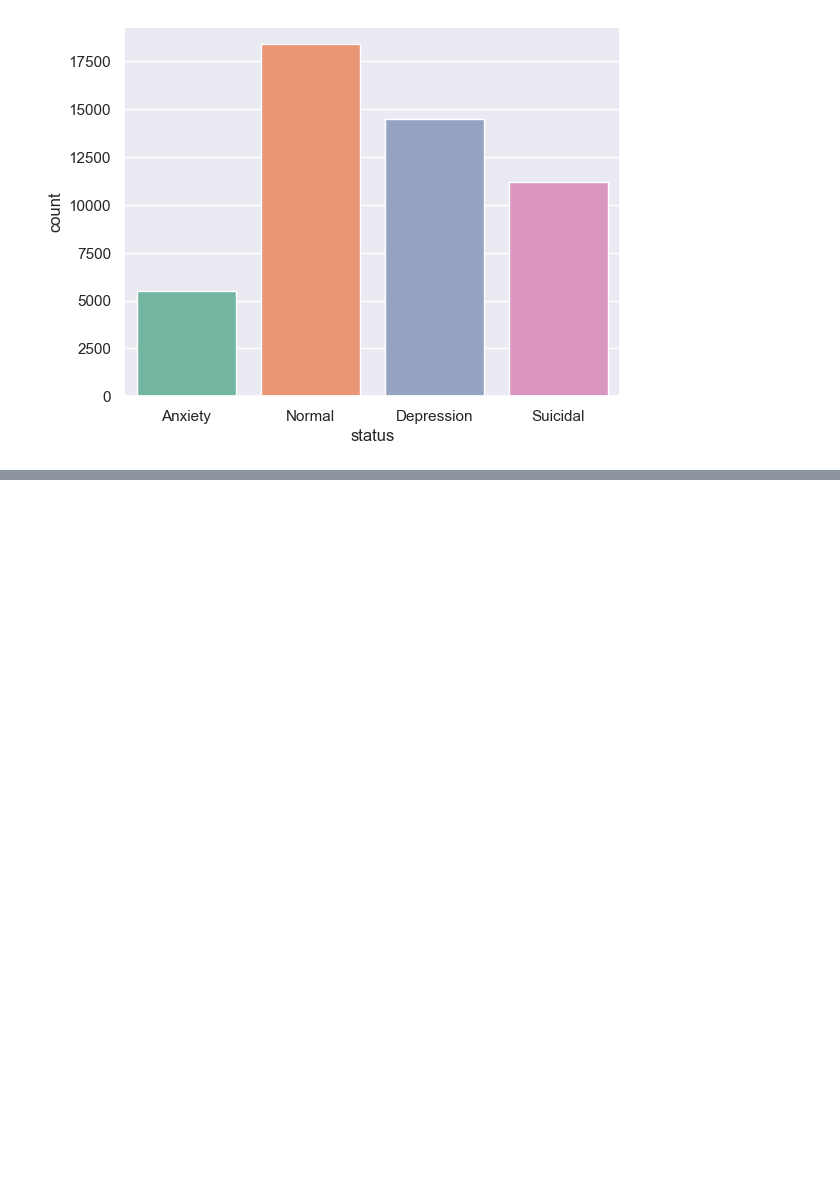
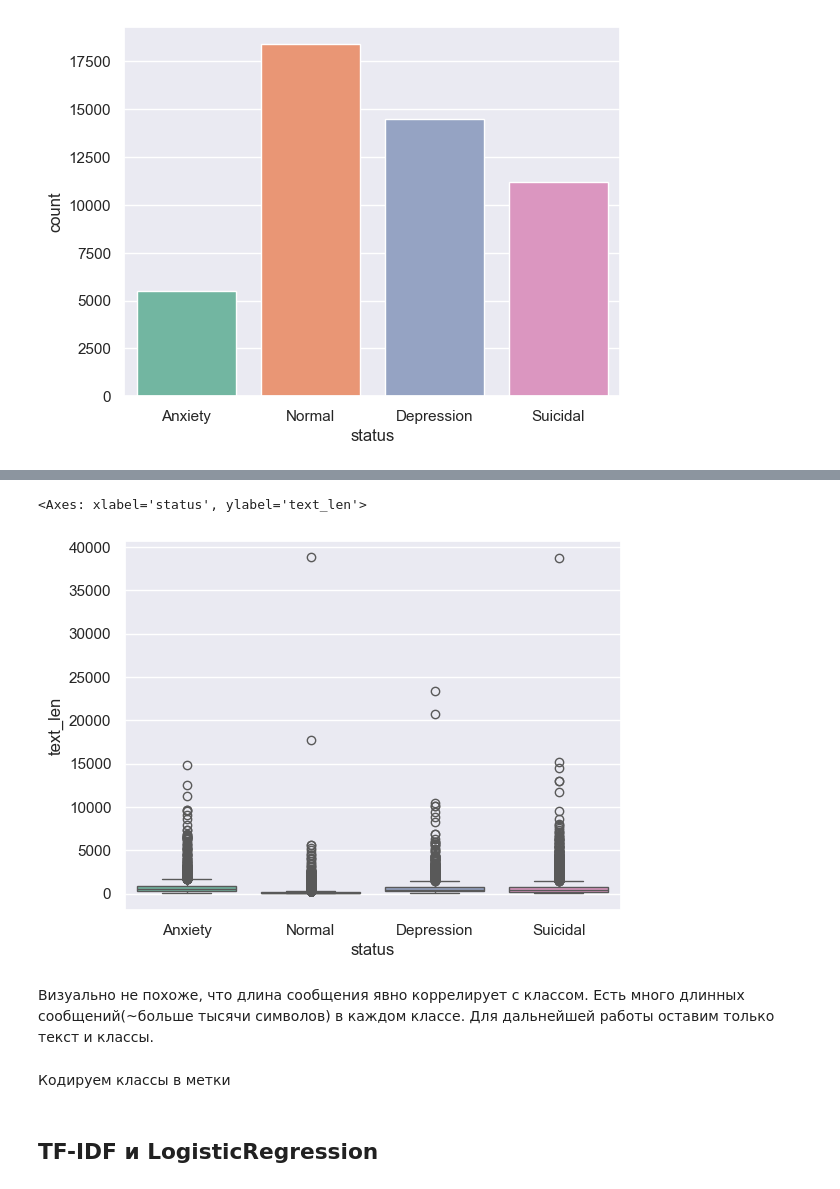
Before and after one commit to ekudrin/ml_examples, a Jupyter notebook: notebooks/mental_health_text.ipynb, the cells around one changed output, grey strips where cells are left out. Saved outputs shown, nothing was run; the diff lists cells and outputs as text; code cells hidden in the pictures; blank space fills up the shorter version.

```diff
--- a/notebooks/mental_health_text.ipynb
+++ b/notebooks/mental_health_text.ipynb
@@ -46,7 +41,7 @@ train_df.head(5)
 import seaborn as sns
 
 sns.set_theme(context='notebook',
-              palette='deep')  # Эти 2 параметра имеют те же дефолтные значения, сделано просто для наглядности.
+              palette='Set2')
 # %% [markdown]
 Посмотрим количество значений каждого класса
 # %%
@@ -57,2 +63,12 @@ sns.countplot(data=train_df, x='status', hue='status', palette='Set2')
+# %%
+#считаем длину текста
+train_df['text_len'] = train_df['text'].str.len()
 # %%
-# имеет ли длина текста какое-то отношение к классу?
+# строим boxplot для анализа распределения
+sns.boxplot(data=train_df, x='status', y='text_len', hue='status')
+# %% [output]
+<Axes: xlabel='status', ylabel='text_len'>
+[figure, added]
+# %% [markdown]
+Визуально не похоже, что длина сообщения явно коррелирует с классом. Есть много длинных сообщений(~больше тысячи символов) в каждом классе.
+Для дальнейшей работы оставим только текст и классы.
@@ -58,0 +77,2 @@ sns.countplot(data=train_df, x='status', hue='status', palette='Set2')
+# %% [markdown]
+Кодируем классы в метки
@@ -58,0 +84,2 @@ sns.countplot(data=train_df, x='status', hue='status', palette='Set2')
+# %% [markdown]
+## TF-IDF и LogisticRegression
```
Also changed, not shown: parts of 17 cells of this notebook, 1 other file.
